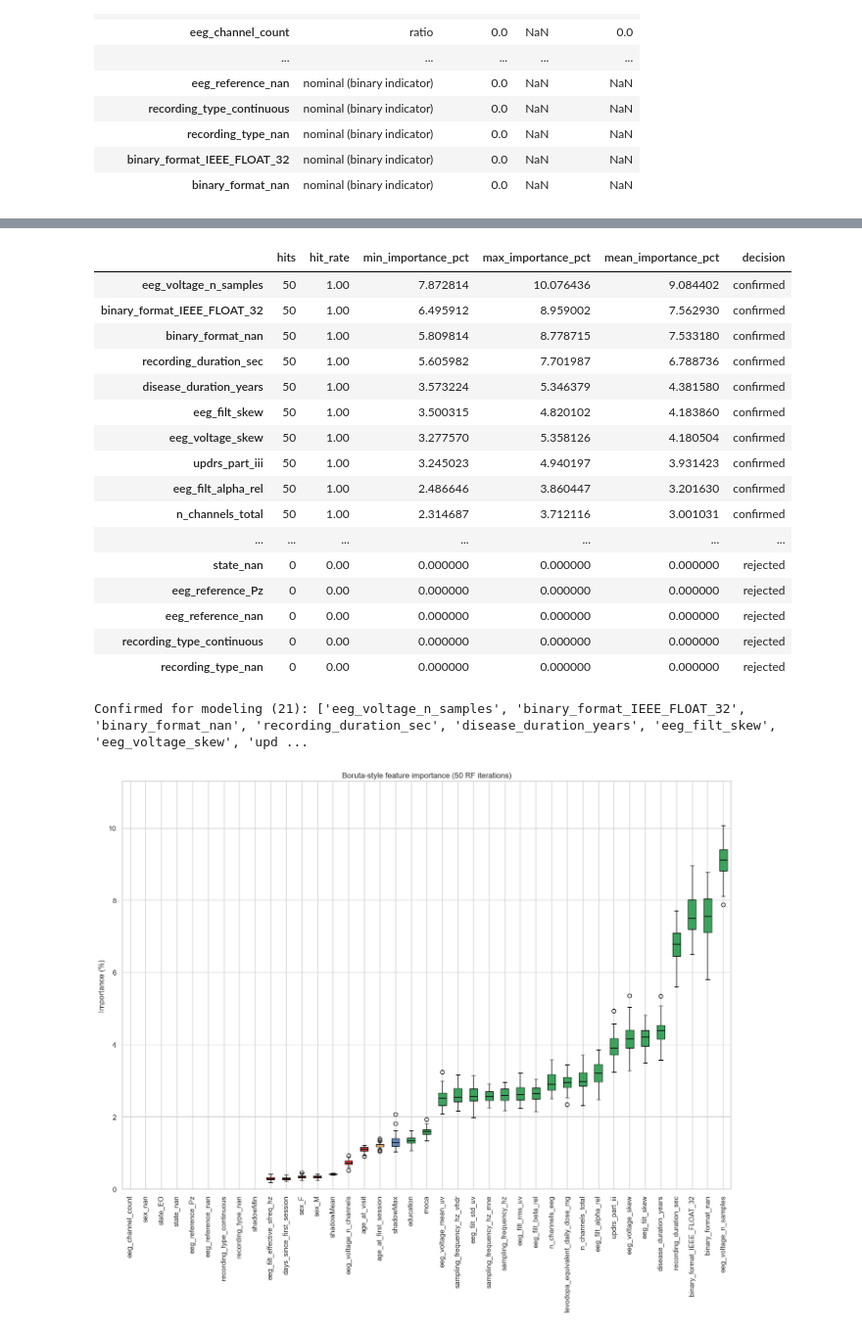
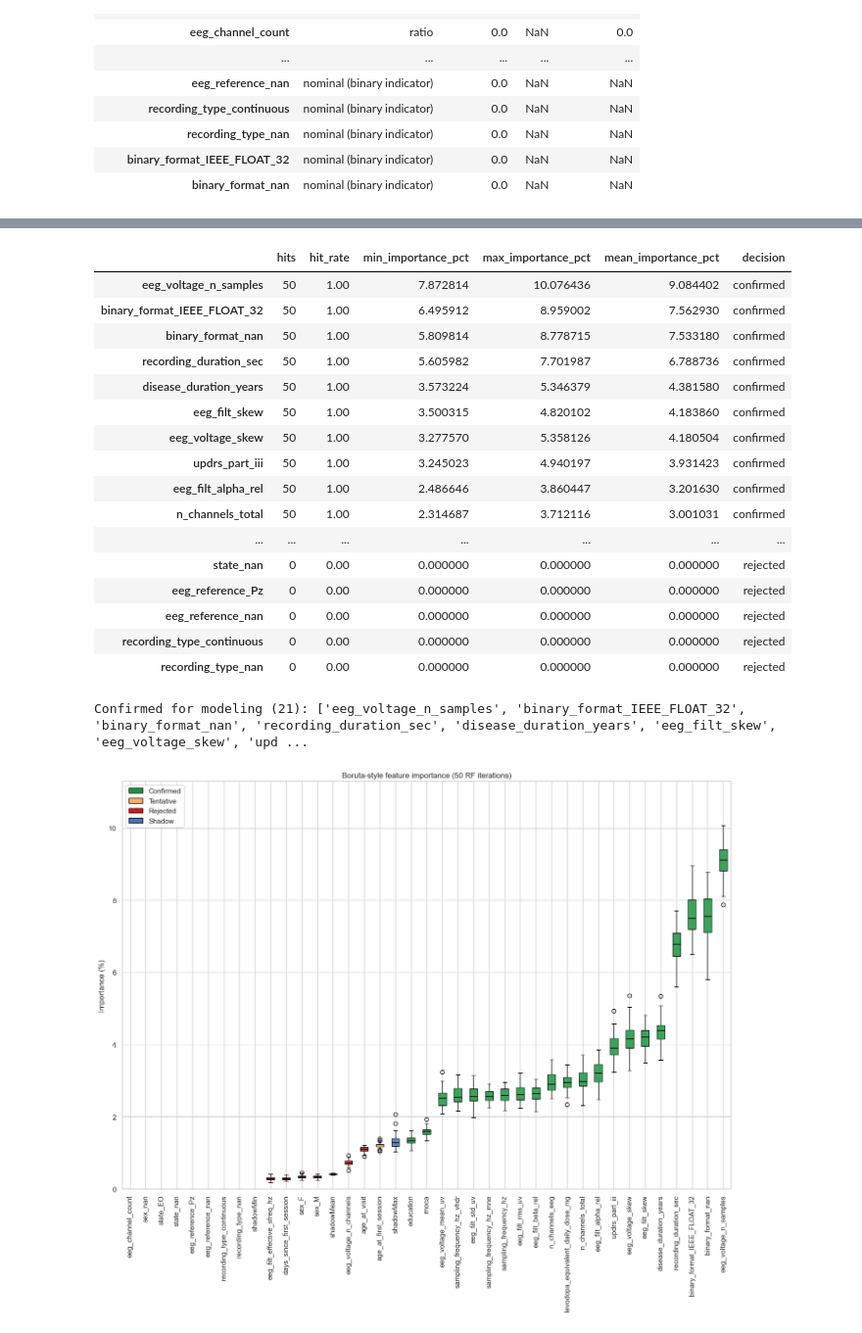
Before and after one commit to tnewman10/DDDM, a Jupyter notebook: Parkinson's Diagnosis/ds008768/PD Model.ipynb, the cells around one changed output, grey strips where cells are left out. Shown at 98% size. Saved outputs shown, nothing was run; the diff lists cells and outputs as text; code cells hidden in the pictures.

```diff
--- a/Parkinson's Diagnosis/ds008768/PD Model.ipynb
+++ b/Parkinson's Diagnosis/ds008768/PD Model.ipynb
@@ -1595,6 +1606,7 @@ print(f"\nConfirmed for modeling ({len(boruta_confirmed)}): {boruta_confirmed}")
 
 # Boruta-style boxplot: real features colored by decision; blue = shadow benchmarks.
 import matplotlib.pyplot as plt
+from matplotlib.patches import Patch
 
 BORUTA_COLORS = {
     "confirmed": "#1a9641",
@@ -1641,36 +1653,45 @@ y_pad = max((y_max - y_min) * 0.12, 0.05)
 ax.set_ylim(max(0.0, y_min - y_pad), y_max + y_pad)
 
 ax.set_ylabel("Importance (%)")
-ax.set_title("Boruta-style feature importance (50 RF iterations)")
+ax.set_title(f"Boruta-style feature importance ({BORUTA_N_ITER} RF iterations)")
+
+legend_handles = [
+    Patch(facecolor=BORUTA_COLORS["confirmed"], edgecolor="black", label="Confirmed"),
+    Patch(facecolor=BORUTA_COLORS["tentative"], edgecolor="black", label="Tentative"),
+    Patch(facecolor=BORUTA_COLORS["rejected"], edgecolor="black", label="Rejected"),
+    Patch(facecolor=BORUTA_COLORS["shadow"], edgecolor="black", label="Shadow"),
+]
+ax.legend(handles=legend_handles, loc="upper left", framealpha=0.9)
+
 ax.tick_params(axis="x", rotation=90)
 fig.tight_layout()
 plt.show()
 # %% [output]
 Boruta-style RF: 50 iterations, target=group_PD, n=358 sessions, p=36 features
 RF importances are proportions that sum to 1 across 72 columns (real + shadow), so ~1.39% is the per-feature baseline.
 Table values below are scaled to percent (×100) for readability.
 
 Decision counts:
 decision
 confirmed    21
 rejected     14
 tentative     1
 |  | hits | hit_rate | min_importance_pct | max_importance_pct | mean_importance_pct | decision |
 | eeg_voltage_n_samples | 50 | 1.00 | 7.872814 | 10.076436 | 9.084402 | confirmed |
 | binary_format_IEEE_FLOAT_32 | 50 | 1.00 | 6.495912 | 8.959002 | 7.562930 | confirmed |
 | binary_format_nan | 50 | 1.00 | 5.809814 | 8.778715 | 7.533180 | confirmed |
 | recording_duration_sec | 50 | 1.00 | 5.605982 | 7.701987 | 6.788736 | confirmed |
 | disease_duration_years | 50 | 1.00 | 3.573224 | 5.346379 | 4.381580 | confirmed |
 | eeg_filt_skew | 50 | 1.00 | 3.500315 | 4.820102 | 4.183860 | confirmed |
 | eeg_voltage_skew | 50 | 1.00 | 3.277570 | 5.358126 | 4.180504 | confirmed |
 | updrs_part_iii | 50 | 1.00 | 3.245023 | 4.940197 | 3.931423 | confirmed |
 | eeg_filt_alpha_rel | 50 | 1.00 | 2.486646 | 3.860447 | 3.201630 | confirmed |
 | n_channels_total | 50 | 1.00 | 2.314687 | 3.712116 | 3.001031 | confirmed |
 | ... | ... | ... | ... | ... | ... | ... |
 | state_nan | 0 | 0.00 | 0.000000 | 0.000000 | 0.000000 | rejected |
 | eeg_reference_Pz | 0 | 0.00 | 0.000000 | 0.000000 | 0.000000 | rejected |
 | eeg_reference_nan | 0 | 0.00 | 0.000000 | 0.000000 | 0.000000 | rejected |
 | recording_type_continuous | 0 | 0.00 | 0.000000 | 0.000000 | 0.000000 | rejected |
 | recording_type_nan | 0 | 0.00 | 0.000000 | 0.000000 | 0.000000 | rejected |
 Confirmed for modeling (21): ['eeg_voltage_n_samples', 'binary_format_IEEE_FLOAT_32', 'binary_format_nan', 'recording_duration_sec', 'disease_duration_years', 'eeg_filt_skew', 'eeg_voltage_skew', 'upd ...
-[figure, old version]
+[figure, new version]
```
Also changed, not shown: parts of 1 cell of this notebook.
